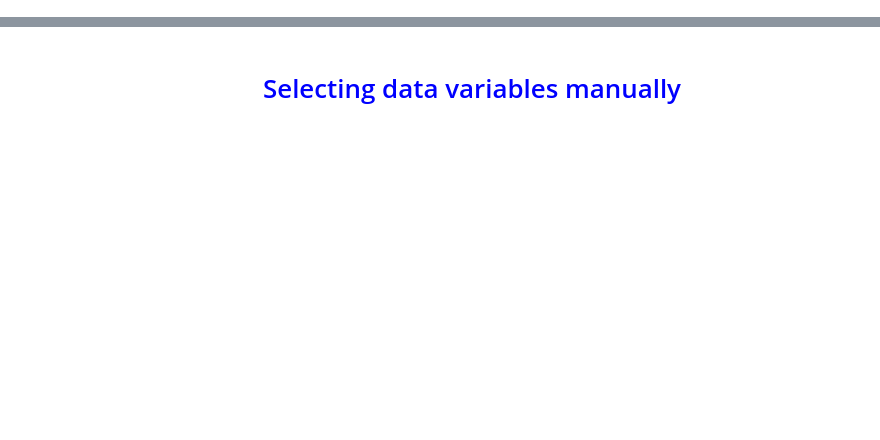
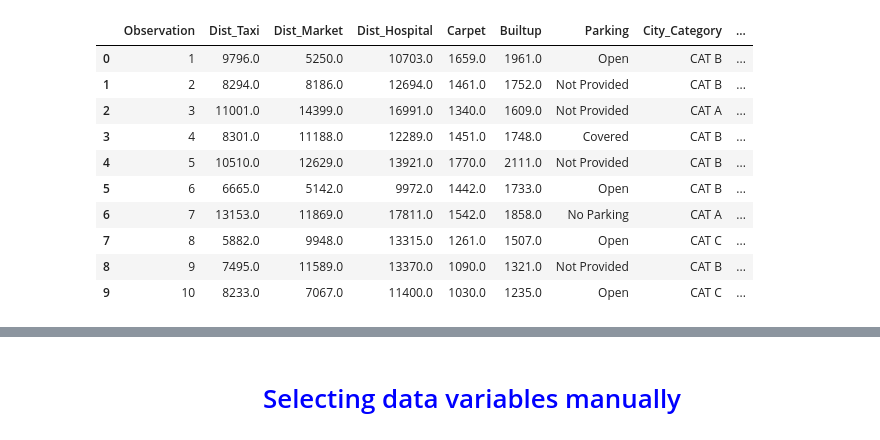
Before and after one commit to taufiksutanto/APDS, a Jupyter notebook: apds-2026-07-Data Manipulation with Pandas.ipynb, the cells around one changed output, grey strips where cells are left out. Drawn from its saved outputs; the diff is of its cells as text; code cells hidden in the pictures; blank space fills up the shorter version.

```diff
--- a/apds-2026-07-Data Manipulation with Pandas.ipynb
+++ b/apds-2026-07-Data Manipulation with Pandas.ipynb
@@ -149,6 +222,18 @@ price[['Rainfall']].plot()
 # %%
 # "Peeking" at the last few rows of data
-price.tail(7)
+price.head(10)
+# %% [output]
+|  | Observation | Dist_Taxi | Dist_Market | Dist_Hospital | Carpet | Builtup | Parking | City_Category | ... |
+| 0 | 1 | 9796.0 | 5250.0 | 10703.0 | 1659.0 | 1961.0 | Open | CAT B | ... |
+| 1 | 2 | 8294.0 | 8186.0 | 12694.0 | 1461.0 | 1752.0 | Not Provided | CAT B | ... |
+| 2 | 3 | 11001.0 | 14399.0 | 16991.0 | 1340.0 | 1609.0 | Not Provided | CAT A | ... |
+| 3 | 4 | 8301.0 | 11188.0 | 12289.0 | 1451.0 | 1748.0 | Covered | CAT B | ... |
+| 4 | 5 | 10510.0 | 12629.0 | 13921.0 | 1770.0 | 2111.0 | Not Provided | CAT B | ... |
+| 5 | 6 | 6665.0 | 5142.0 | 9972.0 | 1442.0 | 1733.0 | Open | CAT B | ... |
+| 6 | 7 | 13153.0 | 11869.0 | 17811.0 | 1542.0 | 1858.0 | No Parking | CAT A | ... |
+| 7 | 8 | 5882.0 | 9948.0 | 13315.0 | 1261.0 | 1507.0 | Open | CAT C | ... |
+| 8 | 9 | 7495.0 | 11589.0 | 13370.0 | 1090.0 | 1321.0 | Not Provided | CAT B | ... |
+| 9 | 10 | 8233.0 | 7067.0 | 11400.0 | 1030.0 | 1235.0 | Open | CAT C | ... |
 # %%
 # chosen at random
 price.sample(10)
```
Also changed, not shown: parts of 77 cells of this notebook, 4 other files.
